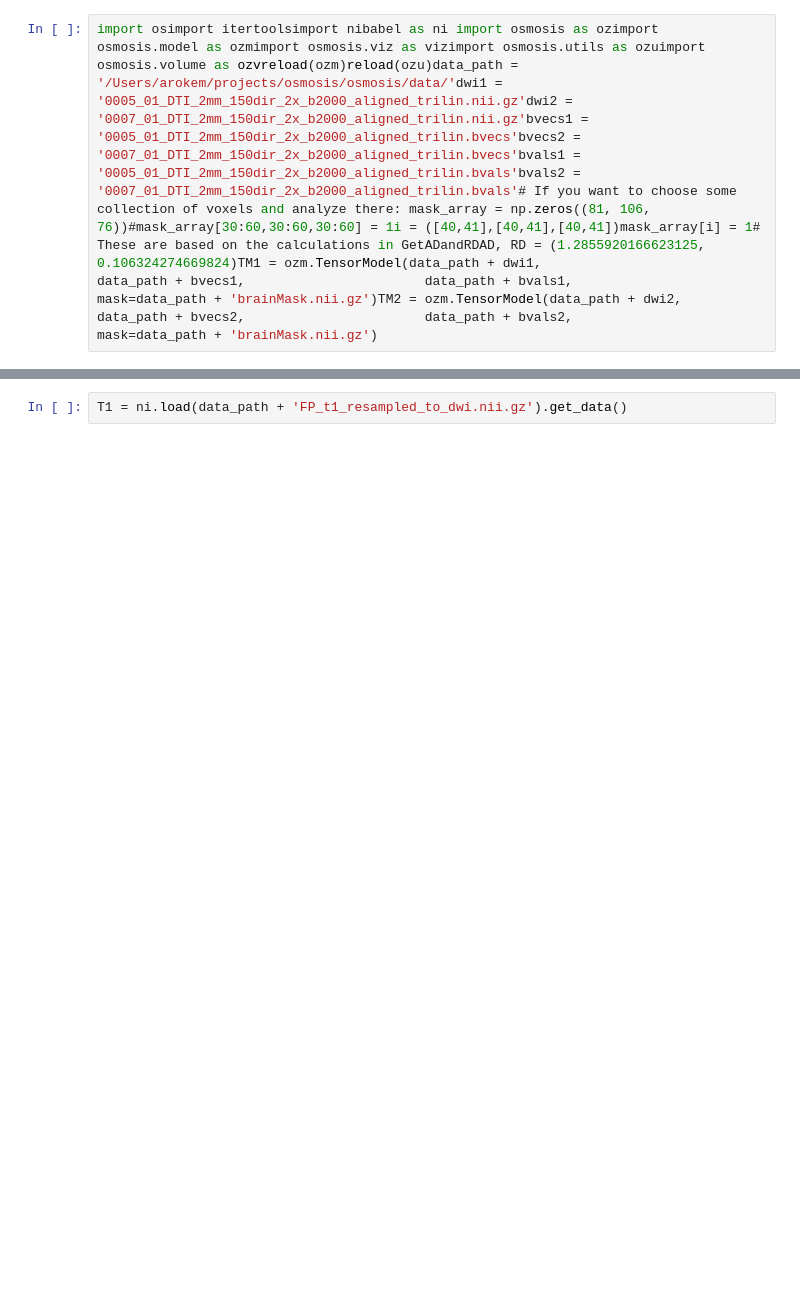
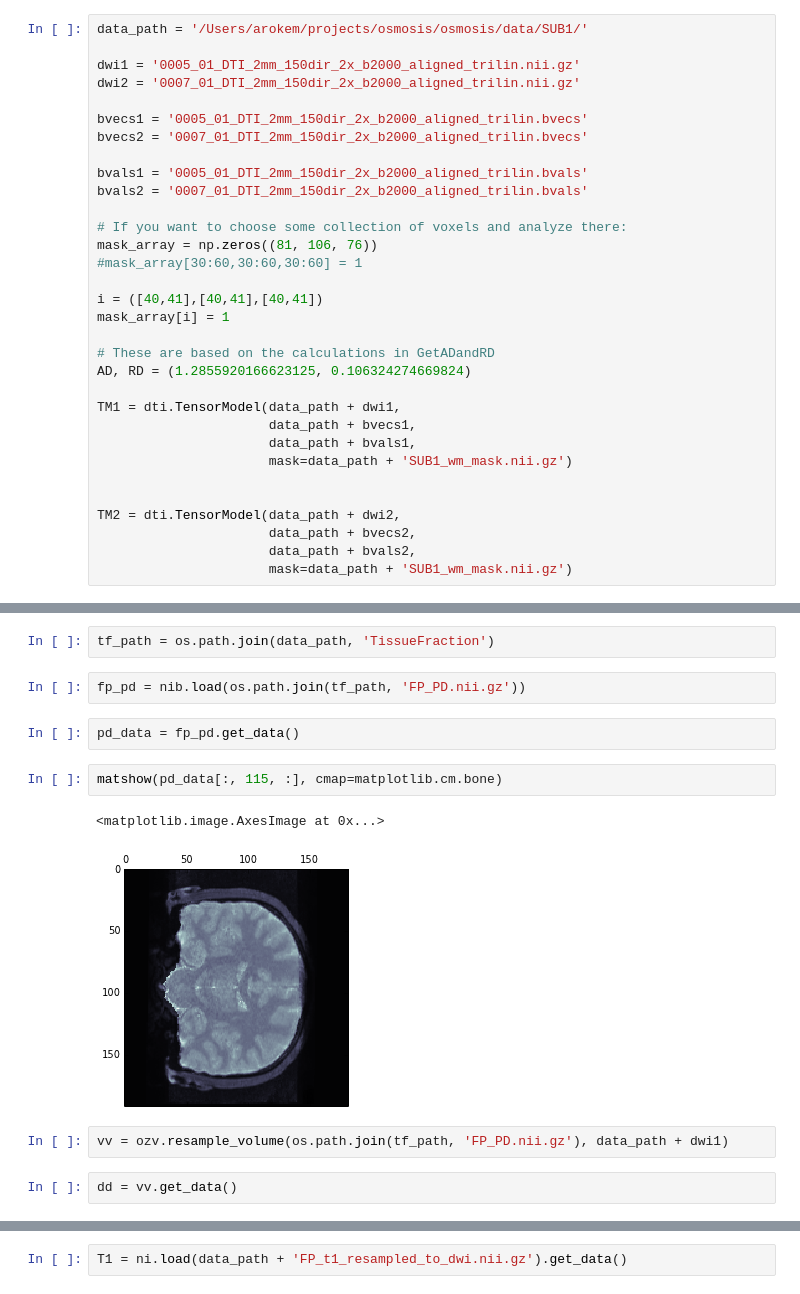
Before and after one commit to arokem/osmosis, a Jupyter notebook: osmosis/ipynb/TissueFractionModel.ipynb, the cells around one changed output, grey strips where cells are left out. Saved outputs shown, nothing was run; the diff lists cells and outputs as text; blank space fills up the shorter version.

```diff
--- a/osmosis/ipynb/TissueFractionModel.ipynb
+++ b/osmosis/ipynb/TissueFractionModel.ipynb
@@ -1,2 +13,32 @@
 # %%
-import osimport itertoolsimport nibabel as ni import osmosis as ozimport osmosis.model as ozmimport osmosis.viz as vizimport osmosis.utils as ozuimport osmosis.volume as ozvreload(ozm)reload(ozu)data_path = '/Users/arokem/projects/osmosis/osmosis/data/'dwi1 = '0005_01_DTI_2mm_150dir_2x_b2000_aligned_trilin.nii.gz'dwi2 = '0007_01_DTI_2mm_150dir_2x_b2000_aligned_trilin.nii.gz'bvecs1 = '0005_01_DTI_2mm_150dir_2x_b2000_aligned_trilin.bvecs'bvecs2 = '0007_01_DTI_2mm_150dir_2x_b2000_aligned_trilin.bvecs'bvals1 = '0005_01_DTI_2mm_150dir_2x_b2000_aligned_trilin.bvals'bvals2 = '0007_01_DTI_2mm_150dir_2x_b2000_aligned_trilin.bvals'# If you want to choose some collection of voxels and analyze there: mask_array = np.zeros((81, 106, 76))#mask_array[30:60,30:60,30:60] = 1i = ([40,41],[40,41],[40,41])mask_array[i] = 1# These are based on the calculations in GetADandRDAD, RD = (1.2855920166623125, 0.106324274669824)TM1 = ozm.TensorModel(data_path + dwi1,                       data_path + bvecs1,                       data_path + bvals1,                      mask=data_path + 'brainMask.nii.gz')TM2 = ozm.TensorModel(data_path + dwi2,                       data_path + bvecs2,                       data_path + bvals2,                      mask=data_path + 'brainMask.nii.gz')
+data_path = '/Users/arokem/projects/osmosis/osmosis/data/SUB1/'
+
+dwi1 = '0005_01_DTI_2mm_150dir_2x_b2000_aligned_trilin.nii.gz'
+dwi2 = '0007_01_DTI_2mm_150dir_2x_b2000_aligned_trilin.nii.gz'
+
+bvecs1 = '0005_01_DTI_2mm_150dir_2x_b2000_aligned_trilin.bvecs'
+bvecs2 = '0007_01_DTI_2mm_150dir_2x_b2000_aligned_trilin.bvecs'
+
+bvals1 = '0005_01_DTI_2mm_150dir_2x_b2000_aligned_trilin.bvals'
+bvals2 = '0007_01_DTI_2mm_150dir_2x_b2000_aligned_trilin.bvals'
+
+# If you want to choose some collection of voxels and analyze there:
+mask_array = np.zeros((81, 106, 76))
+#mask_array[30:60,30:60,30:60] = 1
+
+i = ([40,41],[40,41],[40,41])
+mask_array[i] = 1
+
+# These are based on the calculations in GetADandRD
+AD, RD = (1.2855920166623125, 0.106324274669824)
+
+TM1 = dti.TensorModel(data_path + dwi1,
+                      data_path + bvecs1,
+                      data_path + bvals1,
+                      mask=data_path + 'SUB1_wm_mask.nii.gz')
+
+
+TM2 = dti.TensorModel(data_path + dwi2,
+                      data_path + bvecs2,
+                      data_path + bvals2,
+                      mask=data_path + 'SUB1_wm_mask.nii.gz')
@@ -2,0 +50,15 @@ import osimport itertoolsimport nibabel as ni import osmosis as ozimport osmosis
+# %%
+tf_path = os.path.join(data_path, 'TissueFraction')
+# %%
+fp_pd = nib.load(os.path.join(tf_path, 'FP_PD.nii.gz'))
+# %%
+pd_data = fp_pd.get_data()
+# %%
+matshow(pd_data[:, 115, :], cmap=matplotlib.cm.bone)
+# %% [output]
+<matplotlib.image.AxesImage at 0x...>
+[figure, added]
+# %%
+vv = ozv.resample_volume(os.path.join(tf_path, 'FP_PD.nii.gz'), data_path + dwi1)
+# %%
+dd = vv.get_data()
```
Also changed, not shown: parts of 33 cells of this notebook.
